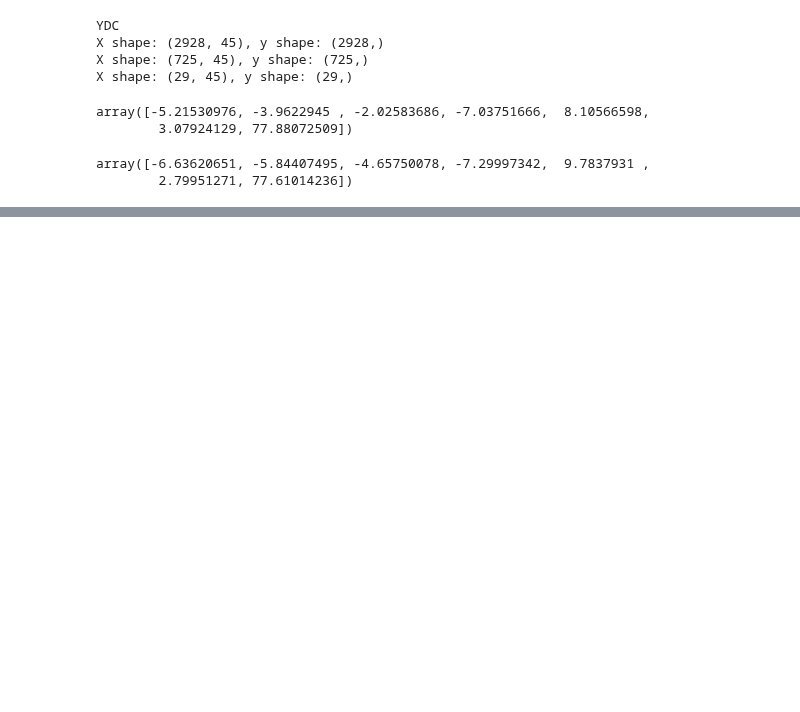
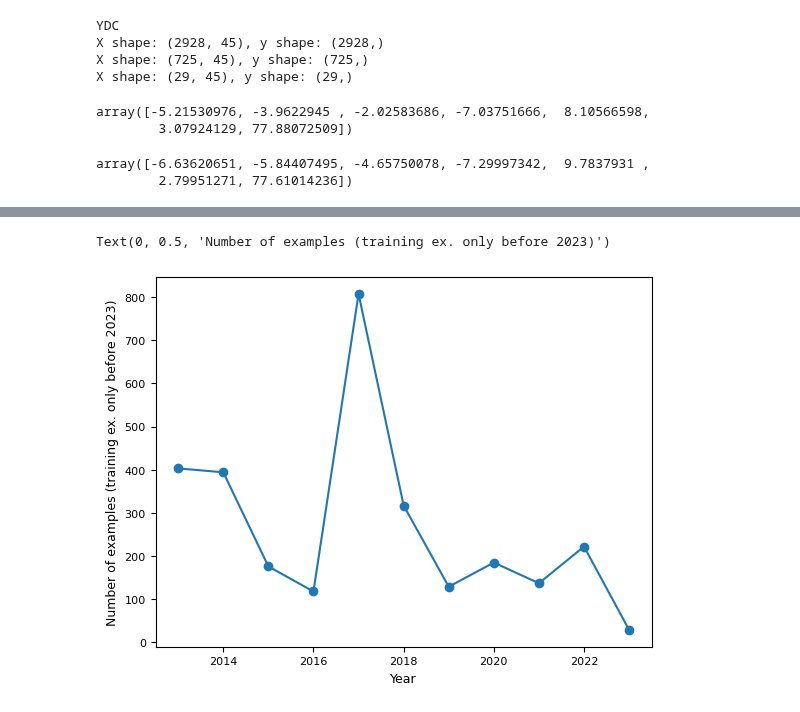
Before and after one commit to armstrong06/featmag, a Jupyter notebook: notebooks_results/whatsUpWithYDC.ipynb, the cells around one changed output, grey strips where cells are left out. Drawn from its saved outputs; the diff is of its cells as text; code cells hidden in the pictures; blank space fills up the shorter version.

```diff
--- a/notebooks_results/whatsUpWithYDC.ipynb
+++ b/notebooks_results/whatsUpWithYDC.ipynb
@@ -149,0 +204,7 @@ plot_features(X_train_s, station_meta_dict['y_train'],
+# %%
+all_X = np.concatenate([X_train[:, :], X_holdout[:, :]])
+all_X_s = np.concatenate([X_train_s[:, :], X_holdout_s[:, :]])
+all_y = np.concatenate([station_meta_dict['y_train'], station_meta_dict['y_holdout']])
+all_ot = np.concatenate([train_cat["origin_time"].values,
+                holdout_cat["origin_time"].values])
+print(all_X.shape, all_y.shape, all_ot.shape)
@@ -149,0 +213,29 @@ plot_features(X_train_s, station_meta_dict['y_train'],
+# %%
+feature_name = "signal_variance"
+ind = np.where(feature_names == "signal_variance")[0][0]
+scaled_ind = np.where(feature_names[feature_inds] == feature_name)[0][0]
+# %%
+starttime = datetime(2013, 1, 1, tzinfo=timezone.utc).timestamp()
+summary = []
+for i, year in enumerate(range(2014, 2025)):
+    endtime = datetime(year, 1, 1, tzinfo=timezone.utc).timestamp()
+    print(starttime, endtime)
+    year_inds = np.where((all_ot >= starttime) & (all_ot < endtime))[0]
+    year_filt_X = all_X_s[year_inds, scaled_ind:scaled_ind+1]
+    year_filt_y = all_y[year_inds]
+    year_filt_ot = all_ot[year_inds]
+    startmag = 0.0
+    year_results = []
+    for endmag in np.arange(0.5, 5.0, 0.5):
+        mag_inds = np.where((year_filt_y >= startmag) & (year_filt_y < endmag))[0]
+        if len(mag_inds) < 2:
+            startmag=endmag
+            q1, median, q3 = np.nan, np.nan, np.nan
+        else:
+            pos = (endmag+startmag)/2
+            print(startmag, endmag, pos)
+            q1, median, q3 = np.quantile(year_filt_X[mag_inds, :], [0.25, 0.5, 0.75])
+        summary.append([starttime, endtime, startmag, endmag, q1, median, q3, len(mag_inds)])
+        startmag=endmag
+    starttime = endtime
+year_mag_df = pd.DataFrame(summary, columns=["start_time", "end_time", "start_mag", "end_mag", "q1", "median", "q3", "N"])
@@ -149,0 +274,10 @@ plot_features(X_train_s, station_meta_dict['y_train'],
+# %%
+year_cnts = year_mag_df.groupby("start_time")["N"].sum().reset_index()
+plt.plot(year_cnts.apply(lambda x: datetime.fromtimestamp(x["start_time"],
+                                   tz=timezone.utc).year, axis=1),
+         year_cnts["N"], marker="o")
+plt.xlabel("Year")
+plt.ylabel("Number of examples (training ex. only before 2023)")
+# %% [output]
+Text(0, 0.5, 'Number of examples (training ex. only before 2023)')
+[figure, added]
```
Also changed, not shown: parts of 24 cells of this notebook, 3 other files.
